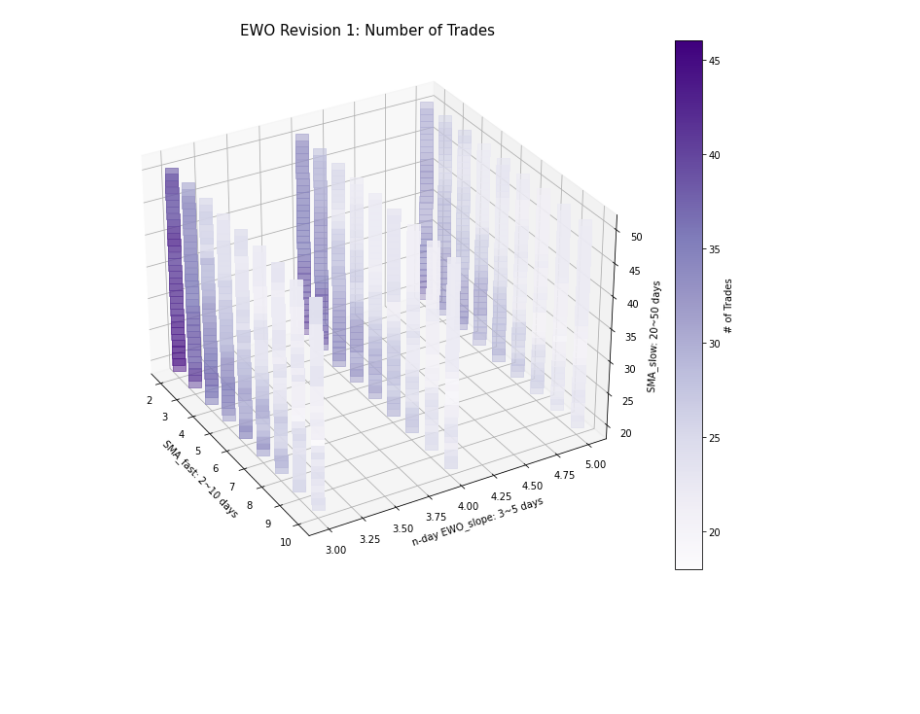
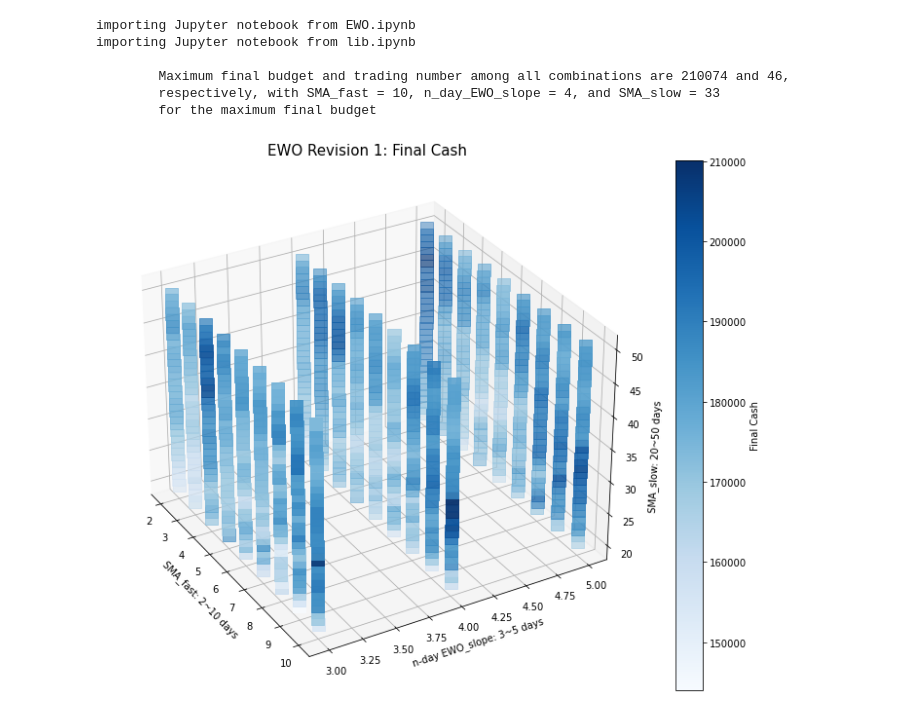
Before and after one commit to SanghaLM/Elliott-Wave-Oscillator, a Jupyter notebook: 3.2_EWO_Revision1_Loops.ipynb, the cells around one changed output. Drawn from its saved outputs; the diff is of its cells as text; code cells hidden in the pictures; blank space fills up the shorter version.

Commit message:
Profit error fixed

```diff
--- a/3.2_EWO_Revision1_Loops.ipynb
+++ b/3.2_EWO_Revision1_Loops.ipynb
@@ -153,20 +1,44 @@ plt.show()
-# %%
-#Visualize trade number data with 3D heatmap
-fig2 = plt.figure(figsize=(16, 10))
-ax = fig2.add_subplot(111, projection='3d')
-
-colmap = cm.ScalarMappable(cmap='Purples')
-colmap.set_array(trade_num['Value'])
-
-ax.scatter(trade_num[['N']], trade_num[['L']],
-           trade_num[['M']], marker='s', s = 170, c=trade_num[['Value']], cmap='Purples')
-plt.colorbar(colmap, label = "# of Trades")
-ax.set_title("EWO Revision 1: Number of Trades", fontsize=15)
-ax.set_xlabel('SMA_fast: 2~10 days')
-ax.set_ylabel('n-day EWO_slope: 3~5 days')
-ax.set_zlabel('SMA_slow: 20~50 days')
-ax.view_init(30,-30)
-plt.show()
-#plt.savefig('EWO Revision 1: Number of Trades.png', dpi=300)
-# %% [output]
-[figure, removed]
+# %%
+#3.2 EWO Revision 1 Loops
+#EWO = Elliott Wave Oscillator
+#The current code only focuses on the long position
+#Tested Ranges - Fast SMA: 2~10 days, Periods to define a slope of EWO: 3~5 days, Slow SMA: 20~50 days
+
+import import_ipynb
+import EWO
+
+#Dataframe Initialization
+#target_market_ticker = EWO.Ewo(target_market_ticker, start_date(yyyy-mm-dd), end_date(yyyy-mm-dd))
+SPY = EWO.Ewo_loops1('SPY', '2010-06-28', '2019-06-28')
+
+for n in range(2, 11): #Fast SMA: 2~10 days
+    for l in range(3, 6): #Periods to define a slope of EWO: 3~5 days
+        for m in range(20, 51): #Slow SMA: 20~50 days
+            #Import and process data & return market and market_buy_init dataframes
+            #market, market_buy_init = target_market_ticker.data_process(fast_sma, slow_sma, \
+            #longer_sma, n_day_EWO_slope, n_day_closing_price, use_filter4(0 or 1))
+            market, market_buy_init = SPY.data_process(n, m, 50, l, 50, 0)
+
+            #Backtesting of trading strategy on the target_market_ticker from start_date to end_date
+            #Return budget and signal_num
+            budget, signal_num = SPY.backtest(100000, market, market_buy_init)
+
+            #Append budget & signal_num of each combination to the corresponding lists
+            #Print combinations tested so far
+            SPY.collect(budget, signal_num, n, l)
+
+#Store max_profit & max_trade and print the backtesting result
+#Return profit & trade_num dataframes
+profit, trade_num = SPY.data_process2()
+# %% [output]
+importing Jupyter notebook from EWO.ipynb
+importing Jupyter notebook from lib.ipynb
+
+        Maximum final budget and trading number among all combinations are 210074 and 46,
+        respectively, with SMA_fast = 10, n_day_EWO_slope = 4, and SMA_slow = 33
+        for the maximum final budget
+# %%
+#Visualize final cash data with 3D heatmap
+SPY.visualize_final_cash(profit)
+# %% [output]
+[figure, added]
```
Also changed, not shown: parts of 4 cells of this notebook.
